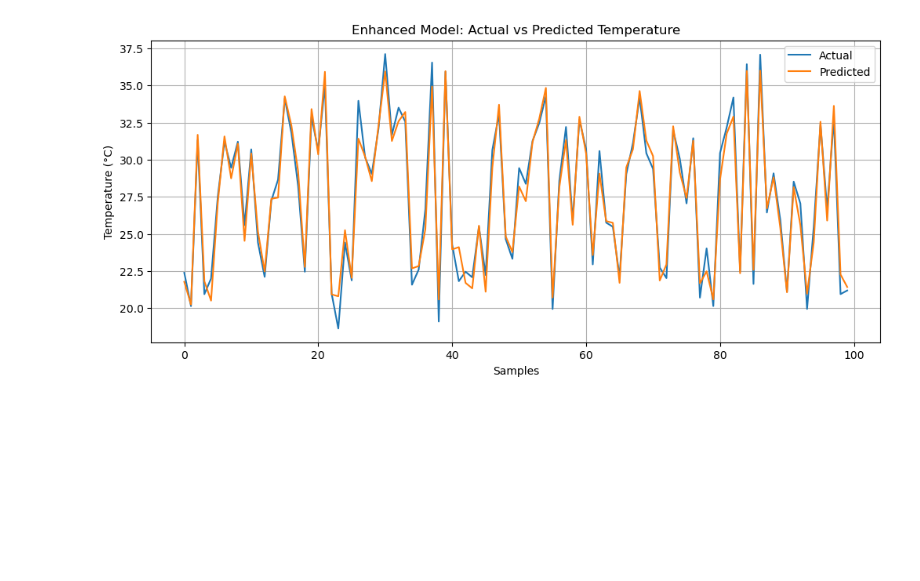
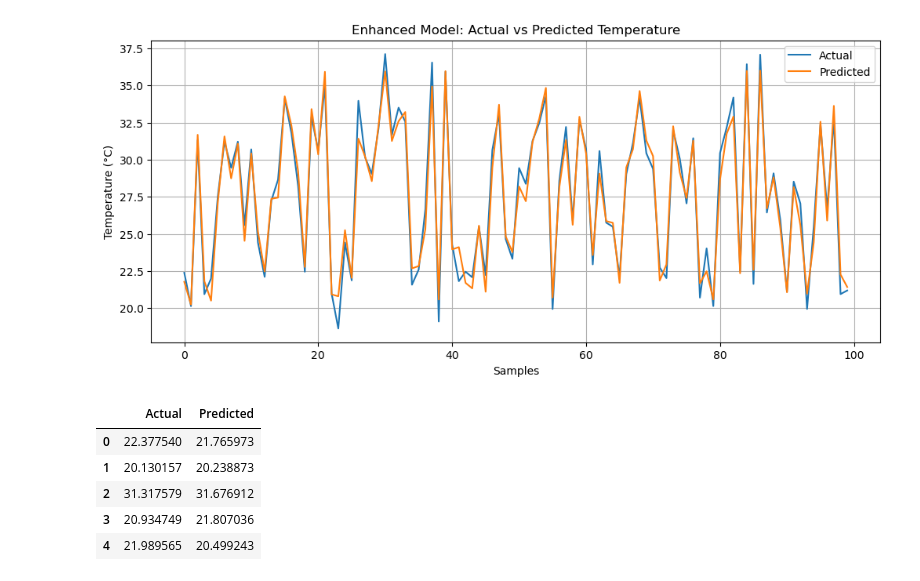
Before and after one commit to Lavanya-2009/temperature-prediction, a Jupyter notebook: notebook/temperature_prediction.ipynb, the cells around one changed output. Saved outputs shown, nothing was run; the diff lists cells and outputs as text; code cells hidden in the pictures; blank space fills up the shorter version.

```diff
--- a/notebook/temperature_prediction.ipynb
+++ b/notebook/temperature_prediction.ipynb
@@ -534,3 +535,24 @@ plt.grid(True)
 plt.show()
 # %% [output]
 [figure]
+# %%
+import pandas as pd
+
+comparison_df = pd.DataFrame({
+    "Actual": y_test.values,
+    "Predicted": y_pred
+})
+
+comparison_df.to_csv(
+    "actual_vs_predicted_values.csv",
+    index=False
+)
+
+comparison_df.head()
+# %% [output]
+|  | Actual | Predicted |
+| 0 | 22.377540 | 21.765973 |
+| 1 | 20.130157 | 20.238873 |
+| 2 | 31.317579 | 31.676912 |
+| 3 | 20.934749 | 21.807036 |
+| 4 | 21.989565 | 20.499243 |
```
Also changed, not shown: parts of 1 cell of this notebook, 3 other files.
